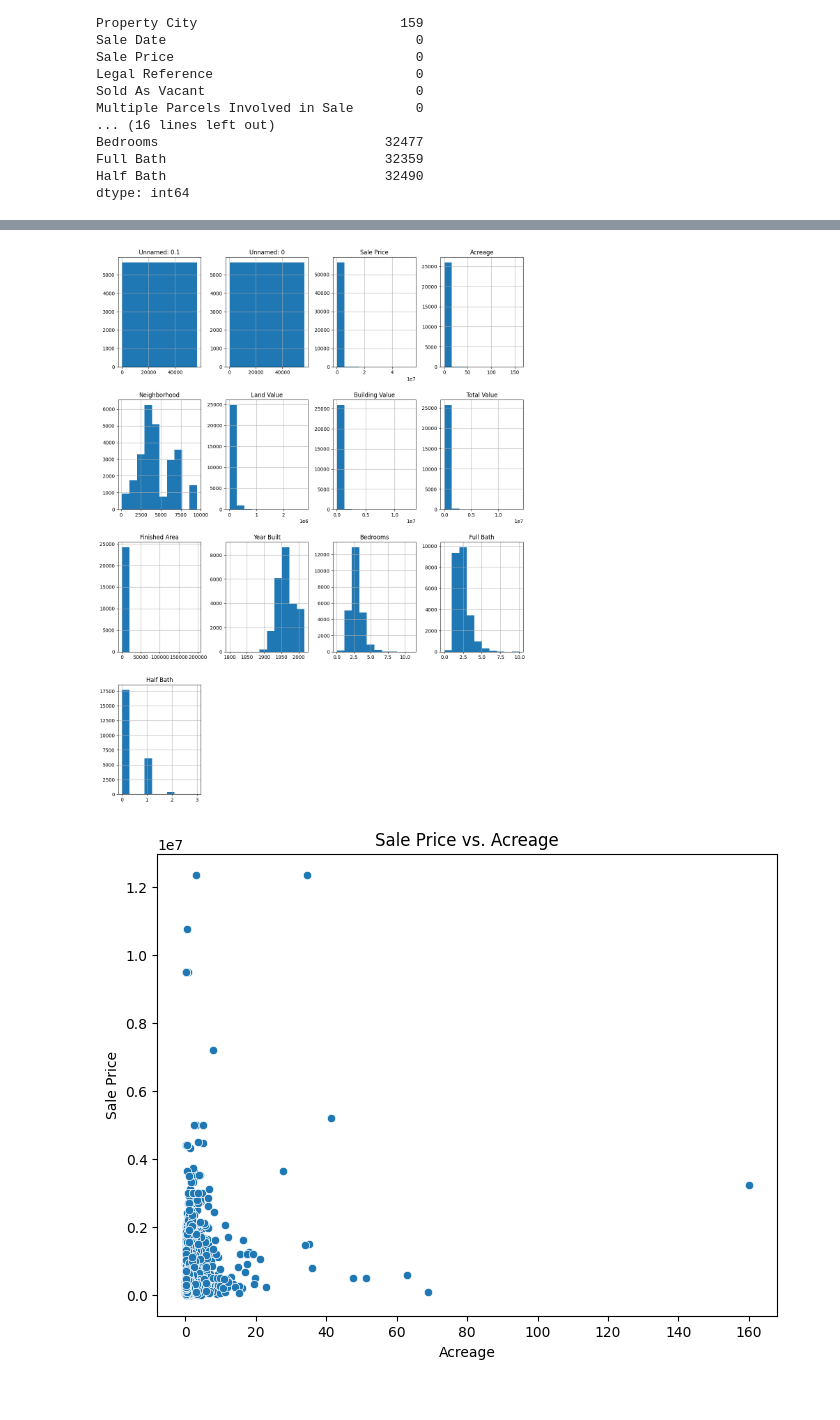
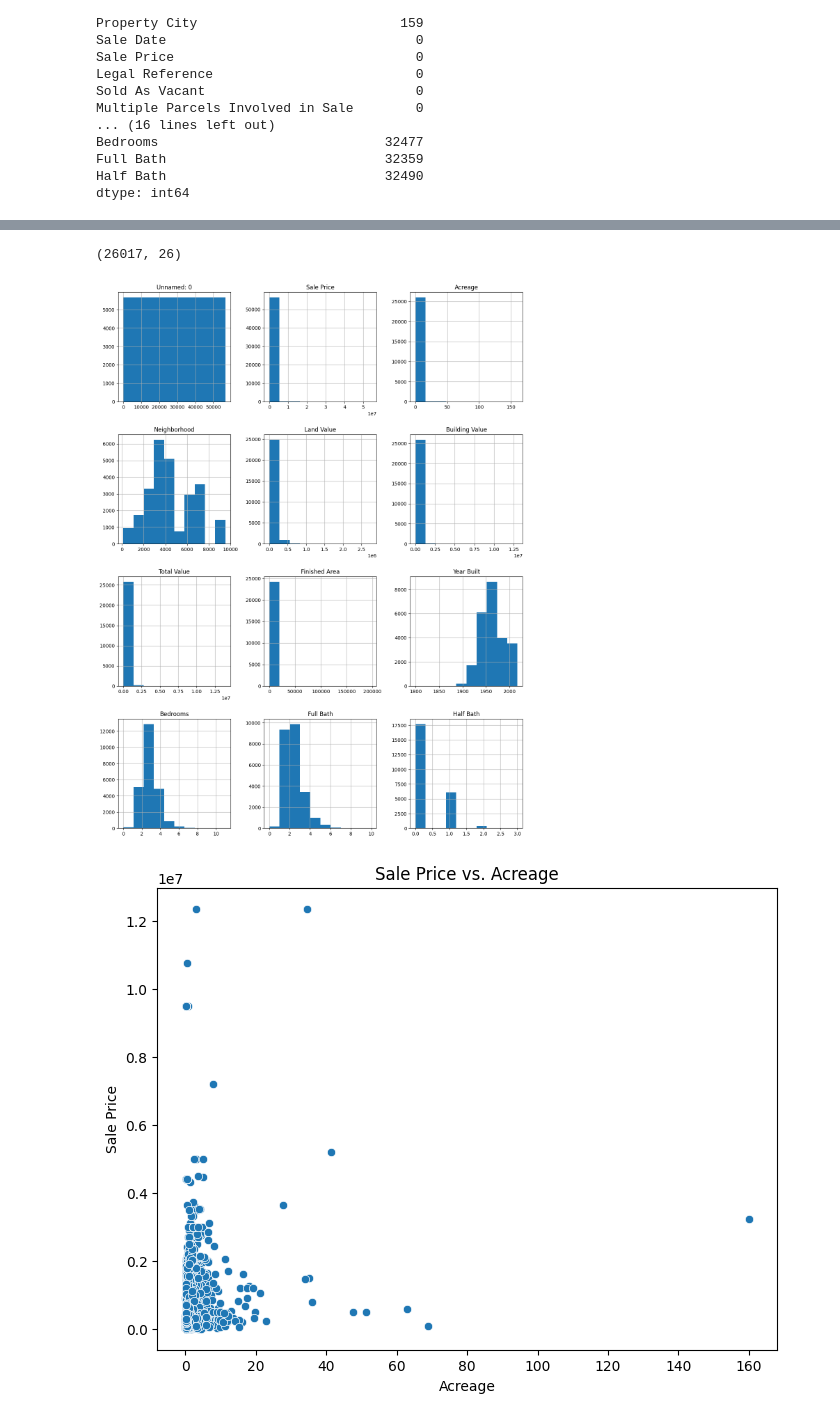
Before and after one commit to msorrell3/pythonCollaboration, a Jupyter notebook: pythonCollab.ipynb, the cells around one changed output, grey strips where cells are left out. Cells and saved outputs as stored; diff of their text form; code cells hidden in the pictures.

```diff
--- a/pythonCollab.ipynb
+++ b/pythonCollab.ipynb
@@ -4,6 +4,6 @@ import numpy as np
 import matplotlib.pyplot as plt
 import seaborn as sns
 # %%
-data = pd.read_csv('Nashville_housing_data_2013_2016.csv')
+df = pd.read_csv('Nashville_housing_data_2013_2016.csv')
 # %%
 # test for duplicates
@@ -35,0 +48,4 @@ dtype: int64
+# %%
+# drop: image, Unnamed: 0.1 from df
+# drop repeated or unneeded information of Address, City, State (they are all in TN) the Property Address and Property City are missing less values so chose them over Address and City
+df.drop(['image', 'Unnamed: 0.1', 'Address', 'City', 'State'], axis=1, inplace=True)
@@ -35,0 +151,4 @@ dtype: int64
+# %%
+subset_bottom.shape
+# %% [output]
+(26017, 26)
@@ -36,9 +157,9 @@ dtype: int64
 # %%
 # visualizing data by histograms
-data.hist(figsize=(15,20))
+df.hist(figsize=(15,20))
 plt.show()
 # %% [output]
-[figure, old version]
+[figure, new version]
 # %%
 # Scatter plot for Sale Price vs. Acreage
 plt.figure(figsize=(8, 6))
```
Also changed, not shown: parts of 25 cells of this notebook.
